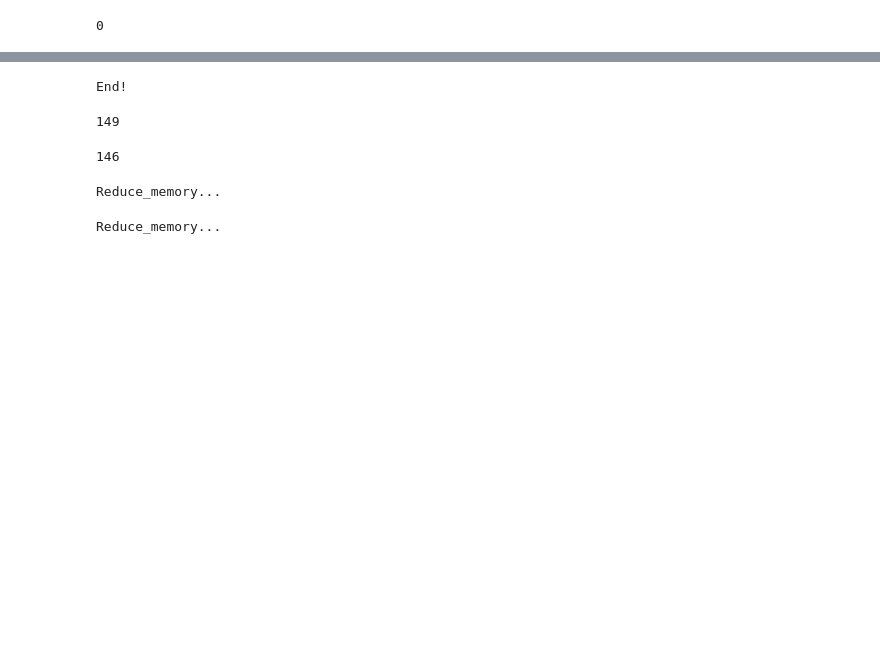
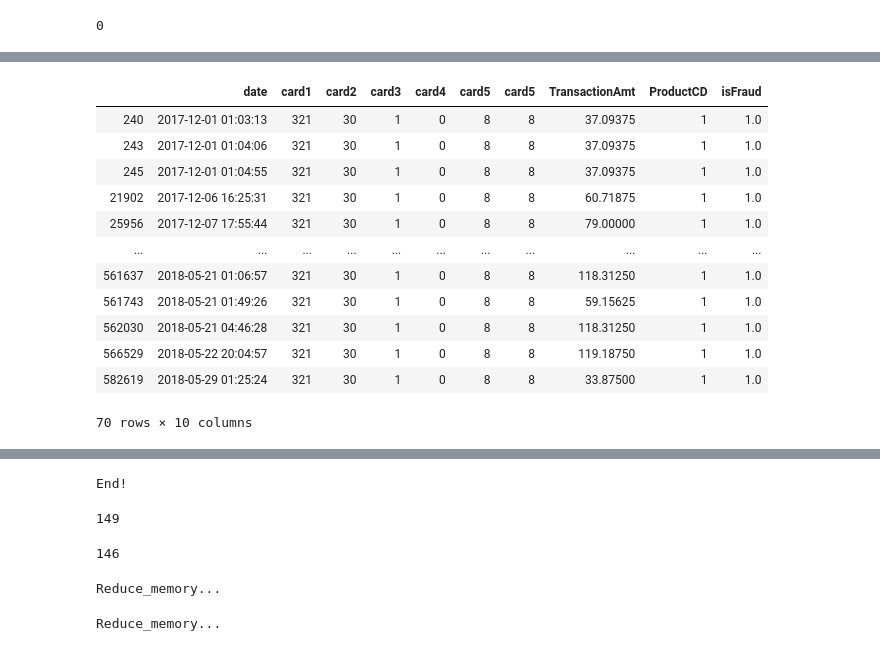
Before and after one commit to rodgomrod/kaggle_ieee_fraud, a Jupyter notebook: feature_engineering.ipynb, the cells around one changed output, grey strips where cells are left out. Cells and saved outputs as stored; diff of their text form; code cells hidden in the pictures; blank space fills up the shorter version.

```diff
--- a/feature_engineering.ipynb
+++ b/feature_engineering.ipynb
@@ -683,0 +514,16 @@ for i in range(14):
+# %%
+df[(df.card1 == 321)&(df.card2==30)&(df.card3==1)&(df.ProductCD==1)&(df.isFraud==1)][['date','card1','card2','card3','card4','card5','card5','TransactionAmt', 'ProductCD','isFraud']]
+# %% [output]
+|  | date | card1 | card2 | card3 | card4 | card5 | card5 | TransactionAmt | ProductCD | isFraud |
+| 240 | 2017-12-01 01:03:13 | 321 | 30 | 1 | 0 | 8 | 8 | 37.09375 | 1 | 1.0 |
+| 243 | 2017-12-01 01:04:06 | 321 | 30 | 1 | 0 | 8 | 8 | 37.09375 | 1 | 1.0 |
+| 245 | 2017-12-01 01:04:55 | 321 | 30 | 1 | 0 | 8 | 8 | 37.09375 | 1 | 1.0 |
+| 21902 | 2017-12-06 16:25:31 | 321 | 30 | 1 | 0 | 8 | 8 | 60.71875 | 1 | 1.0 |
+| 25956 | 2017-12-07 17:55:44 | 321 | 30 | 1 | 0 | 8 | 8 | 79.00000 | 1 | 1.0 |
+| ... | ... | ... | ... | ... | ... | ... | ... | ... | ... | ... |
+| 561637 | 2018-05-21 01:06:57 | 321 | 30 | 1 | 0 | 8 | 8 | 118.31250 | 1 | 1.0 |
+| 561743 | 2018-05-21 01:49:26 | 321 | 30 | 1 | 0 | 8 | 8 | 59.15625 | 1 | 1.0 |
+| 562030 | 2018-05-21 04:46:28 | 321 | 30 | 1 | 0 | 8 | 8 | 118.31250 | 1 | 1.0 |
+| 566529 | 2018-05-22 20:04:57 | 321 | 30 | 1 | 0 | 8 | 8 | 119.18750 | 1 | 1.0 |
+| 582619 | 2018-05-29 01:25:24 | 321 | 30 | 1 | 0 | 8 | 8 | 33.87500 | 1 | 1.0 |
+70 rows × 10 columns
```
Also changed, not shown: parts of 76 cells of this notebook, 3 other files.
